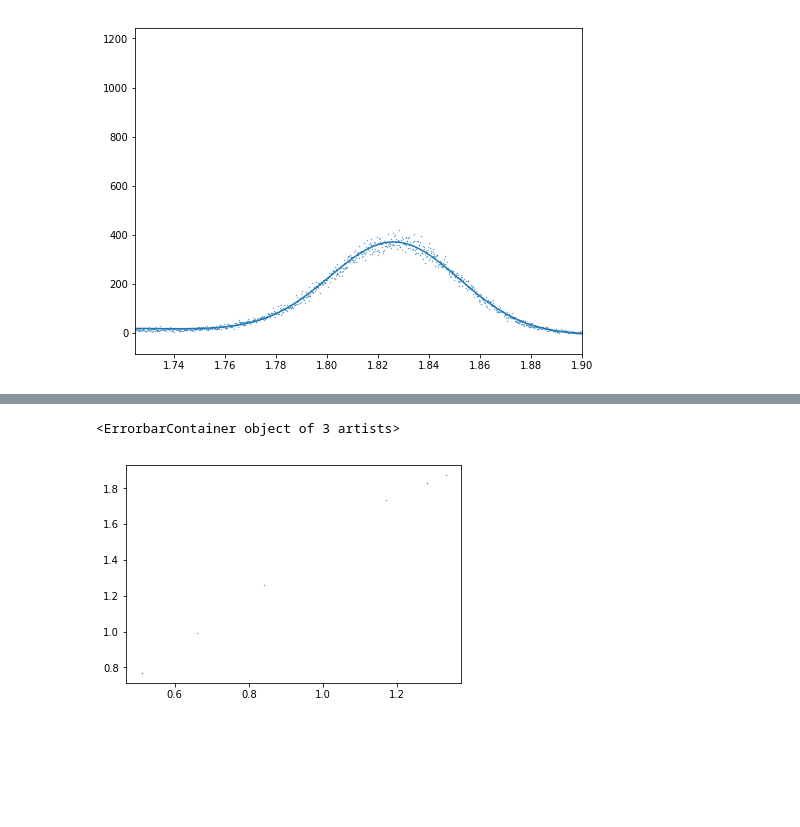
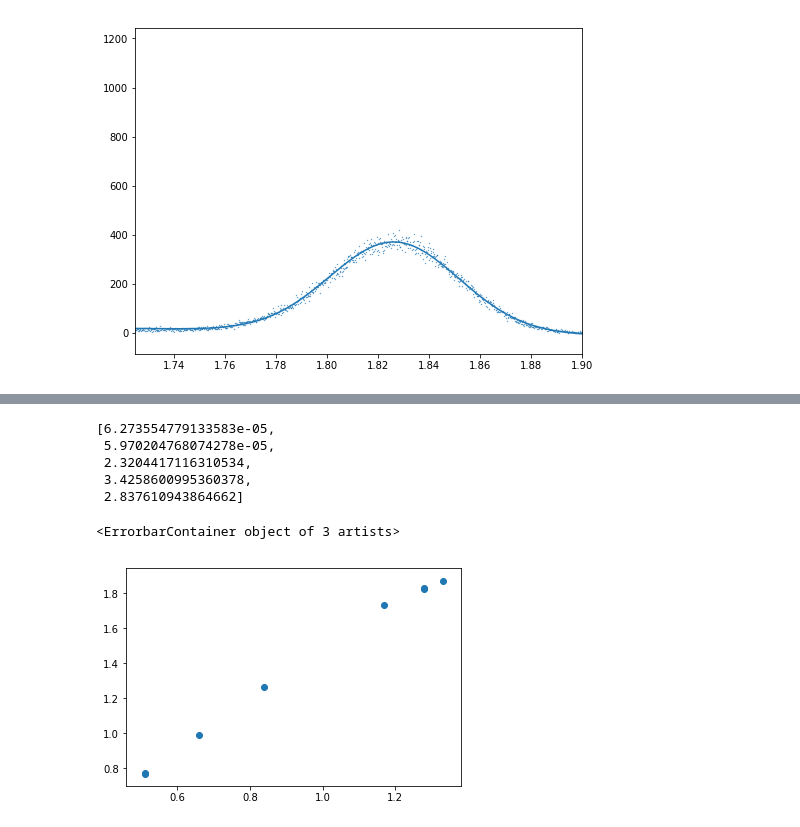
Before and after one commit to Wendywanw/111-labs, a Jupyter notebook: GMA/Wendy&Yilun/spectra(step6)/Spectrum.ipynb, the cells around one changed output, grey strips where cells are left out. Drawn from its saved outputs; the diff is of its cells as text; code cells hidden in the pictures; blank space fills up the shorter version.

```diff
--- a/GMA/Wendy&Yilun/spectra(step6)/Spectrum.ipynb
+++ b/GMA/Wendy&Yilun/spectra(step6)/Spectrum.ipynb
@@ -386,8 +408,16 @@ err += [[0.84,Mn11_errs[0]]]
+# %%
+Na11_errs
+# %% [output]
+[6.273554779133583e-05,
+ 5.970204768074278e-05,
+ 2.3204417116310534,
+ 3.4258600995360378,
+ 2.837610943864662]
 # %%
 fig,ax = plt.subplots()
 
-plt.scatter(np.array(result)[:, 0],np.array(result)[:, 1],s=0.1)
+plt.scatter(np.array(result)[:, 0],np.array(result)[:, 1],)
 ax.errorbar(np.array(result)[:, 0],np.array(result)[:, 1],np.array(err)[:, 1],ls = 'none')
 # %% [output]
 <ErrorbarContainer object of 3 artists>
-[figure, old version]
+[figure, new version]
```
Also changed, not shown: parts of 10 cells of this notebook, 8 other files.
